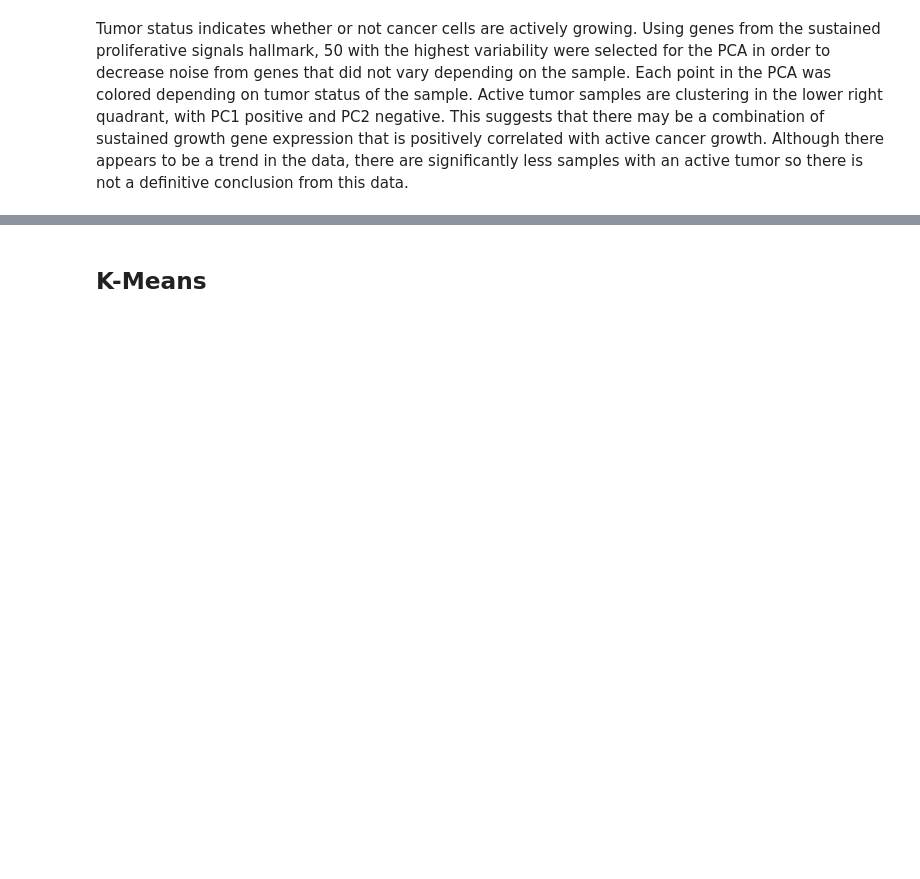
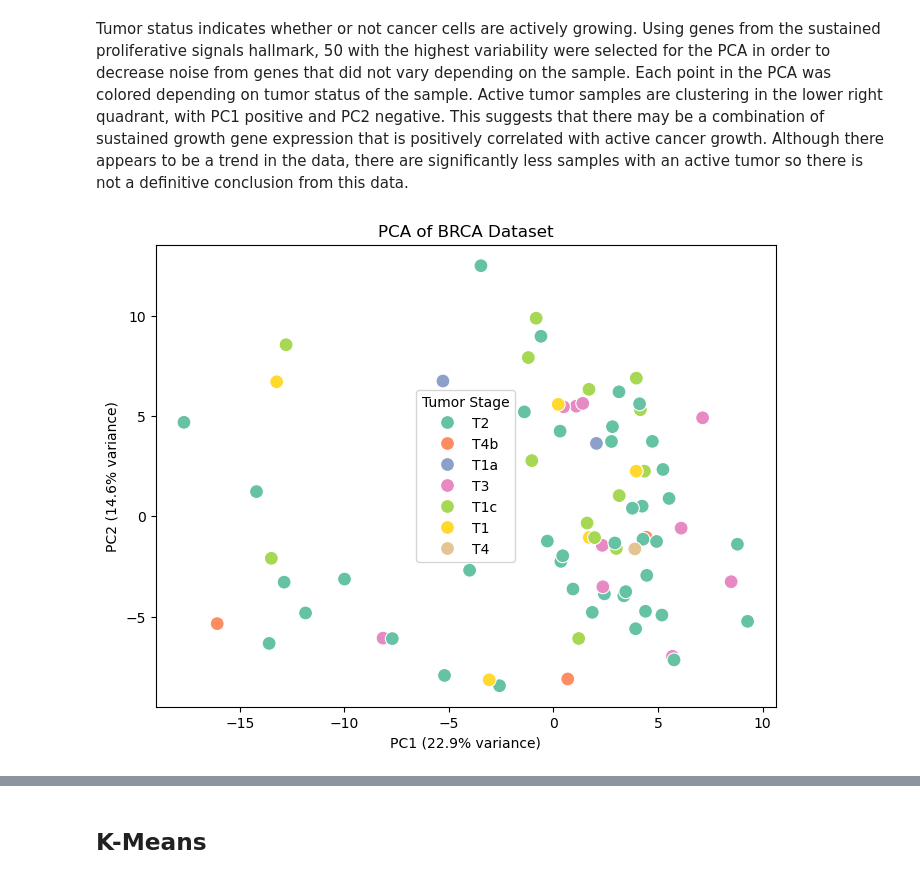
Before and after one commit to isabellaorlando1/Grosso-Orlando-Module-4-Cancer, a Jupyter notebook: code/in_class_DR_clustering.ipynb, the cells around one changed output, grey strips where cells are left out. Cells and saved outputs as stored; diff of their text form; code cells hidden in the pictures; blank space fills up the shorter version.

```diff
--- a/code/in_class_DR_clustering.ipynb
+++ b/code/in_class_DR_clustering.ipynb
@@ -152,3 +152,26 @@ plt.show()
 [figure]
 # %% [markdown]
 Tumor status indicates whether or not cancer cells are actively growing. Using genes from the sustained proliferative signals hallmark, 50 with the highest variability were selected for the PCA in order to decrease noise from genes that did not vary depending on the sample. Each point in the PCA was colored depending on tumor status of the sample. Active tumor samples are clustering in the lower right quadrant, with PC1 positive and PC2 negative. This suggests that there may be a combination of sustained growth gene expression that is positively correlated with active cancer growth. Although there appears to be a trend in the data, there are significantly less samples with an active tumor so there is not a definitive conclusion from this data.
+# %%
+clean2 = BRCA_merged[BRCA_merged['ajcc_tumor_pathologic_pt'].isin(['T1', 'T1a', 'T1b', 'T1c', 'T2', 'T2a', 'T2b', 'T2c', 'T3', 'T3a', 'T3b', 'T3c', 'T4', 'T4a', 'T4b', 'T4c'])]
+top50 = clean2[gene_list].var().nlargest(50).index.tolist()
+
+X2 = clean2[top50]
+Y2 = clean2['ajcc_tumor_pathologic_pt'].astype(str)
+pca = PCA(n_components=2)
+X_pca = pca.fit_transform(X2)
+plt.figure(figsize=(8, 6))
+sns.scatterplot(
+    x=X_pca[:, 0],
+    y=X_pca[:, 1],
+    hue=Y2,
+    palette="Set2",
+    s=100
+)
+plt.title("PCA of BRCA Dataset")
+plt.xlabel(f"PC1 ({pca.explained_variance_ratio_[0]*100:.1f}% variance)")
+plt.ylabel(f"PC2 ({pca.explained_variance_ratio_[1]*100:.1f}% variance)")
+plt.legend(title="Tumor Stage")
+plt.show()
+# %% [output]
+[figure, added]
```
Also changed, not shown: parts of 11 cells of this notebook, 1 other file.
